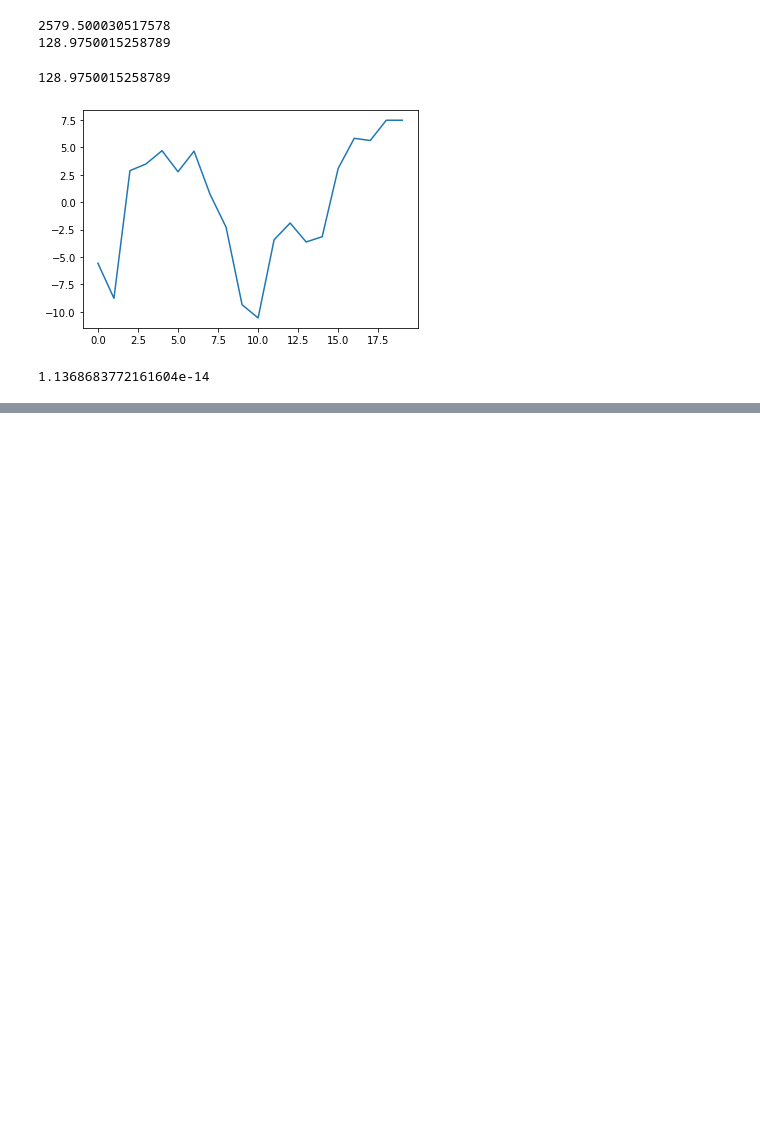
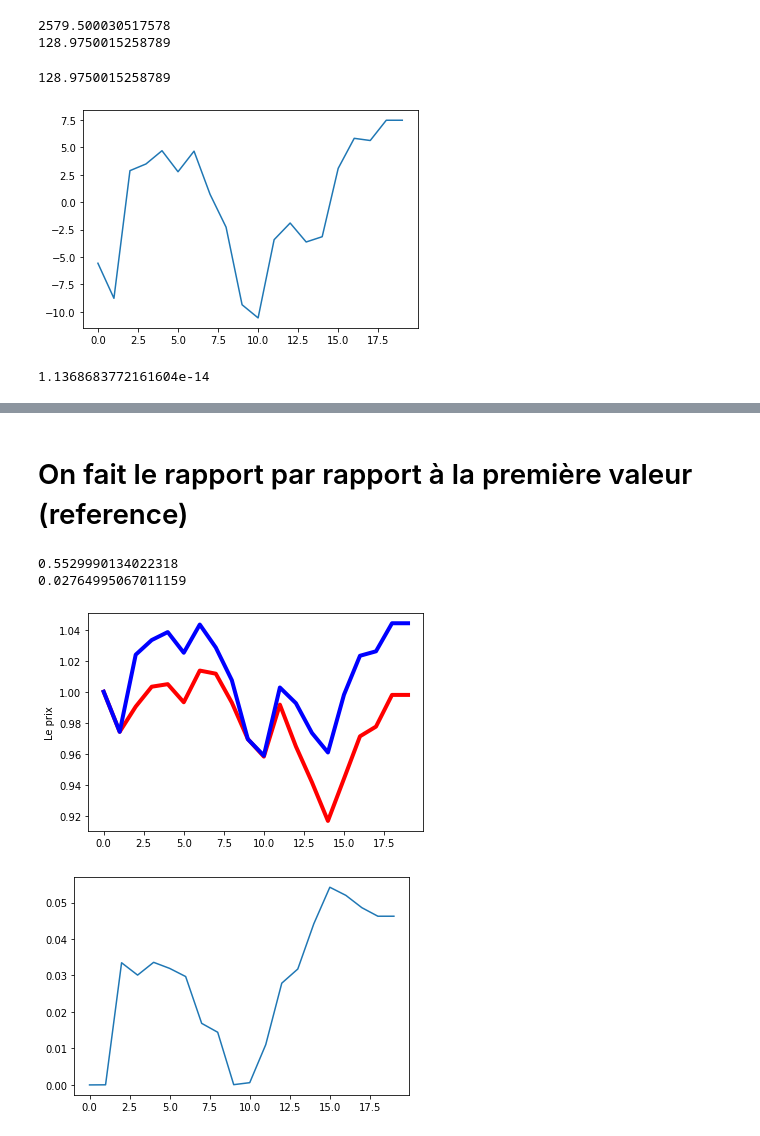
Before and after one commit to FinancialForecastingProject/StratPointparPoint, a Jupyter notebook: Stratégie point par point.ipynb, the cells around one changed output, grey strips where cells are left out. Drawn from its saved outputs; the diff is of its cells as text; code cells hidden in the pictures; blank space fills up the shorter version.

```diff
--- a/Stratégie point par point.ipynb
+++ b/Stratégie point par point.ipynb
@@ -149,0 +152,36 @@ plt.show()
+# %% [markdown]
+# On fait le rapport par rapport à la première valeur (reference)
+# %%
+newreference = []
+newcomparison = []
+
+for i in range (0,len(reference)):
+    newreference.append(reference[i] / reference[0])
+    newcomparison.append(comparison[i] / comparison[0])
+
+
+distances = []
+for i in range (0,len(newreference)):
+    distance = abs(newreference[i]-newcomparison[i])
+    distances.append(distance)
+
+
+import statistics
+print(sum(distances))
+print(statistics.mean(distances))
+
+plot(x, newreference, "r", linewidth=4)
+plot(x, newcomparison,"b",linewidth=4)
+ylabel("Le prix")
+
+plt.show()
+
+
+x = np.linspace(0, len(reference)-1, len(reference))
+plot(x,distances)
+plt.show()
+# %% [output]
+0.5529990134022318
+0.02764995067011159
+[figure, added]
+[figure, added]
```
Also changed, not shown: parts of 3 cells of this notebook.
